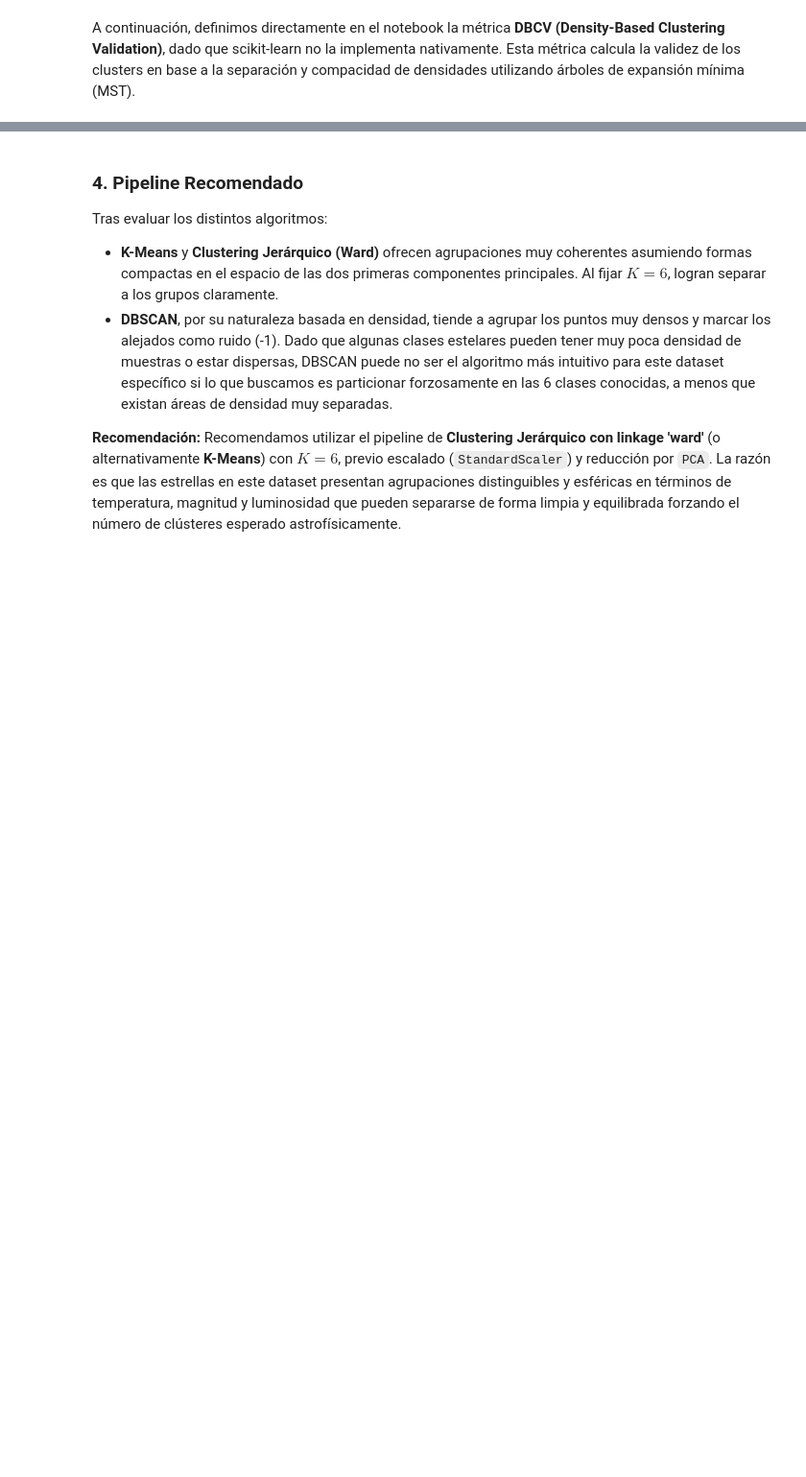
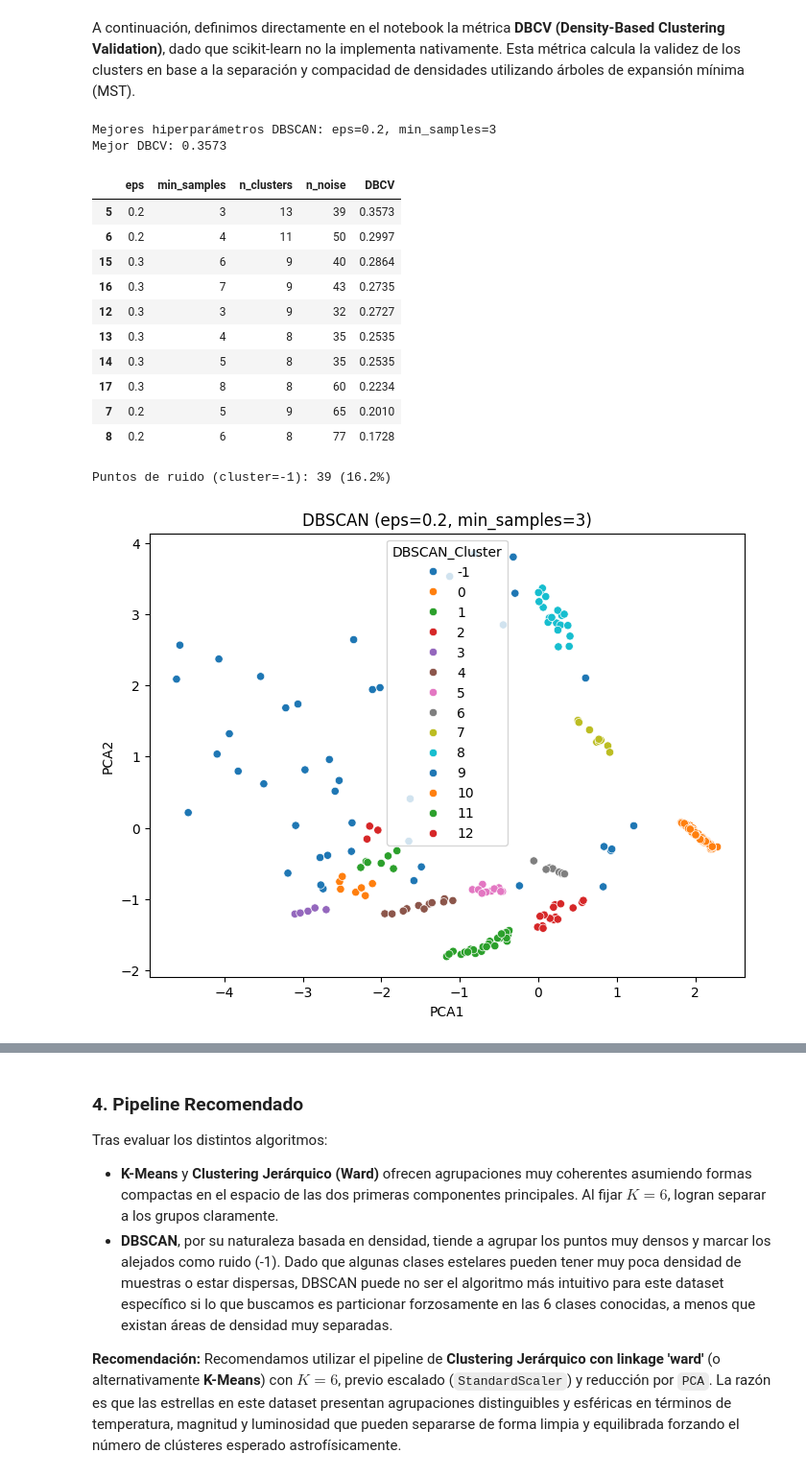
Before and after one commit to 100522196/P2-aprendizaje-automatico, a Jupyter notebook: notebook.ipynb, the cells around one changed output, grey strips where cells are left out. Shown at 96% size. Cells and saved outputs as stored; diff of their text form; code cells hidden in the pictures; blank space fills up the shorter version.

```diff
--- a/notebook.ipynb
+++ b/notebook.ipynb
@@ -258,42 +360,64 @@ def _get_label_members(X, labels, cluster):
     members = X[indices]
     return members
 # %%
-import sys
-import os
-# Importamos la métrica DBCV desde el archivo local
-
-eps_values = np.arange(0.1, 1.5, 0.1)
+eps_values = np.arange(0.1, 2.0, 0.1)
 min_samples_values = range(3, 10)
 
-best_score = -2  # DBCV va de -1 a 1
+best_score  = -2   # DBCV ∈ [-1, 1]
 best_params = {'eps': None, 'min_samples': None}
 best_labels = None
+results_dbscan = []
 
 for eps in eps_values:
     for min_samples in min_samples_values:
-        dbscan = DBSCAN(eps=eps, min_samples=min_samples)
+        dbscan = DBSCAN(eps=round(eps, 2), min_samples=min_samples)
         labels = dbscan.fit_predict(X_pca)
-
-        # DBCV requiere al menos 2 clusters (sin contar el ruido, o al menos no todos en un mismo cluster)
         n_clusters = len(set(labels)) - (1 if -1 in labels else 0)
+        n_noise     = np.sum(labels == -1)
         if n_clusters > 1:
-                # Calculamos DBCV (evalúa la validez en base a densidad)
+            try:
                 score = DBCV(X_pca, labels)
+                results_dbscan.append({
+                    'eps': round(eps, 2), 'min_samples': min_samples,
+                    'n_clusters': n_clusters, 'n_noise': n_noise, 'DBCV': round(score, 4)
+                })
                 if score > best_score:
-                    best_score = score
-                    best_params = {'eps': eps, 'min_samples': min_samples}
-                    best_labels = labels
-            except Exception as e:
+                    best_score  = score
+                    best_params = {'eps': round(eps, 2), 'min_samples': min_samples}
+                    best_labels = labels.copy()
+            except Exception:
                 pass
 
-print(f"Mejores hiperparámetros para DBSCAN: {best_params}")
-print(f"Mejor score DBCV: {best_score:.4f}")
+print(f"Mejores hiperparámetros DBSCAN: eps={best_params['eps']}, min_samples={best_params['min_samples']}")
+print(f"Mejor DBCV: {best_score:.4f}")
+
+# Top 5 combinaciones
+df_dbscan_res = pd.DataFrame(results_dbscan).sort_values('DBCV', ascending=False)
+display(df_dbscan_res.head(10))
 
 if best_labels is not None:
     df['DBSCAN_Cluster'] = best_labels
+    n_noise_best = np.sum(best_labels == -1)
+    print(f"Puntos de ruido (cluster=-1): {n_noise_best} ({100*n_noise_best/len(best_labels):.1f}%)")
     plt.figure(figsize=(8, 6))
-    sns.scatterplot(x='PCA1', y='PCA2', hue='DBSCAN_Cluster', data=df, palette='viridis')
-    plt.title(f'Agrupamiento DBSCAN (eps={best_params["eps"]:.2f}, min_samples={best_params["min_samples"]})')
+    sns.scatterplot(x='PCA1', y='PCA2', hue='DBSCAN_Cluster', data=df, palette='tab10')
+    plt.title(f"DBSCAN (eps={best_params['eps']}, min_samples={best_params['min_samples']})")
     plt.show()
 else:
-    print("DBSCAN no encontró combinaciones con más de 1 cluster válido.")
+    print("DBSCAN no encontró combinaciones válidas.")
+# %% [output]
+Mejores hiperparámetros DBSCAN: eps=0.2, min_samples=3
+Mejor DBCV: 0.3573
+|  | eps | min_samples | n_clusters | n_noise | DBCV |
+| 5 | 0.2 | 3 | 13 | 39 | 0.3573 |
+| 6 | 0.2 | 4 | 11 | 50 | 0.2997 |
+| 15 | 0.3 | 6 | 9 | 40 | 0.2864 |
+| 16 | 0.3 | 7 | 9 | 43 | 0.2735 |
+| 12 | 0.3 | 3 | 9 | 32 | 0.2727 |
+| 13 | 0.3 | 4 | 8 | 35 | 0.2535 |
+| 14 | 0.3 | 5 | 8 | 35 | 0.2535 |
+| 17 | 0.3 | 8 | 8 | 60 | 0.2234 |
+| 7 | 0.2 | 5 | 9 | 65 | 0.2010 |
+| 8 | 0.2 | 6 | 8 | 77 | 0.1728 |
+Puntos de ruido (cluster=-1): 39 (16.2%)
+[figure, added]
```
Also changed, not shown: parts of 12 cells of this notebook.
